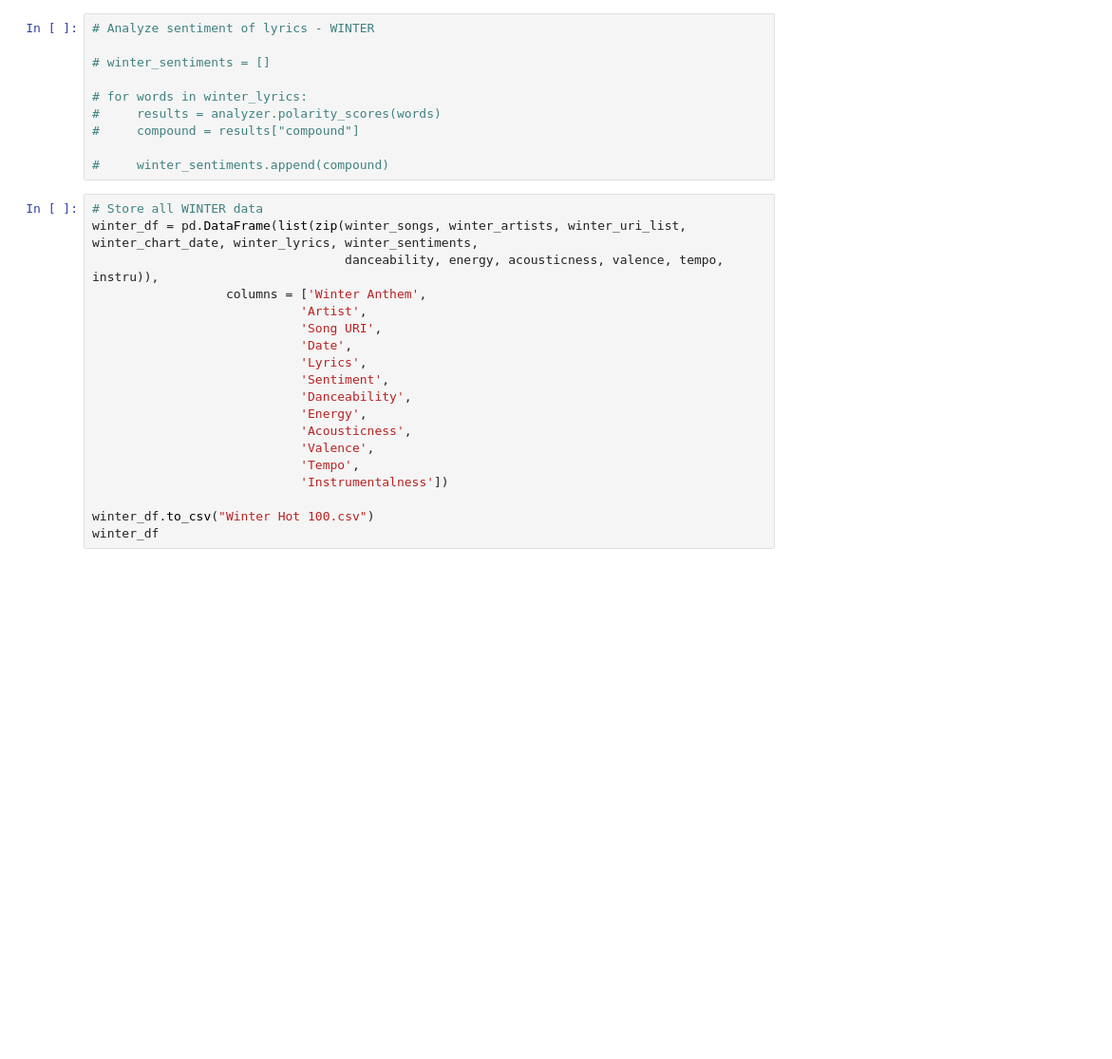
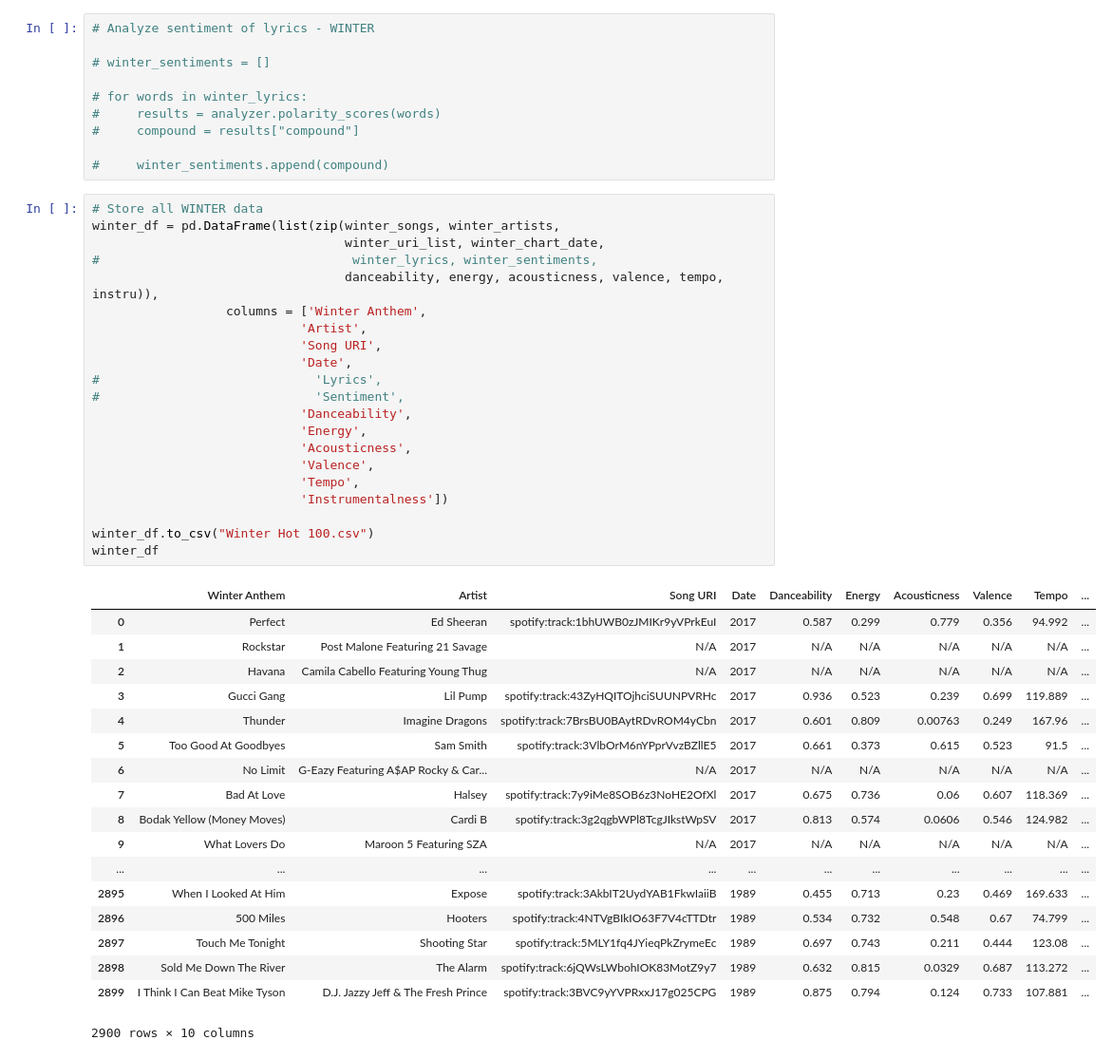
Before and after one commit to jillness/APIProject, a Jupyter notebook: Hot_100_Analysis.ipynb, the cells around one changed output. Shown at 95% size. Drawn from its saved outputs; the diff is of its cells as text; blank space fills up the shorter version.

```diff
--- a/Hot_100_Analysis.ipynb
+++ b/Hot_100_Analysis.ipynb
@@ -334,20 +372,41 @@ for uri in winter_uri_list:
 #     winter_sentiments.append(compound)
 # %%
 # Store all WINTER data
-winter_df = pd.DataFrame(list(zip(winter_songs, winter_artists, winter_uri_list, winter_chart_date, winter_lyrics, winter_sentiments,
+winter_df = pd.DataFrame(list(zip(winter_songs, winter_artists,
+                                  winter_uri_list, winter_chart_date,
+#                                  winter_lyrics, winter_sentiments,
                                   danceability, energy, acousticness, valence, tempo, instru)),
                   columns = ['Winter Anthem',
                             'Artist',
                             'Song URI',
                             'Date',
-                            'Lyrics',
-                            'Sentiment',
+#                             'Lyrics',
+#                             'Sentiment',
                             'Danceability',
                             'Energy',
                             'Acousticness',
                             'Valence',
                             'Tempo',
                             'Instrumentalness'])
 
 winter_df.to_csv("Winter Hot 100.csv")
 winter_df
+# %% [output]
+|  | Winter Anthem | Artist | Song URI | Date | Danceability | Energy | Acousticness | Valence | Tempo | ... |
+| 0 | Perfect | Ed Sheeran | spotify:track:1bhUWB0zJMIKr9yVPrkEuI | 2017 | 0.587 | 0.299 | 0.779 | 0.356 | 94.992 | ... |
+| 1 | Rockstar | Post Malone Featuring 21 Savage | N/A | 2017 | N/A | N/A | N/A | N/A | N/A | ... |
+| 2 | Havana | Camila Cabello Featuring Young Thug | N/A | 2017 | N/A | N/A | N/A | N/A | N/A | ... |
+| 3 | Gucci Gang | Lil Pump | spotify:track:43ZyHQITOjhciSUUNPVRHc | 2017 | 0.936 | 0.523 | 0.239 | 0.699 | 119.889 | ... |
+| 4 | Thunder | Imagine Dragons | spotify:track:7BrsBU0BAytRDvROM4yCbn | 2017 | 0.601 | 0.809 | 0.00763 | 0.249 | 167.96 | ... |
+| 5 | Too Good At Goodbyes | Sam Smith | spotify:track:3VlbOrM6nYPprVvzBZllE5 | 2017 | 0.661 | 0.373 | 0.615 | 0.523 | 91.5 | ... |
+| 6 | No Limit | G-Eazy Featuring A$AP Rocky & Car... | N/A | 2017 | N/A | N/A | N/A | N/A | N/A | ... |
+| 7 | Bad At Love | Halsey | spotify:track:7y9iMe8SOB6z3NoHE2OfXl | 2017 | 0.675 | 0.736 | 0.06 | 0.607 | 118.369 | ... |
+| 8 | Bodak Yellow (Money Moves) | Cardi B | spotify:track:3g2qgbWPl8TcgJIkstWpSV | 2017 | 0.813 | 0.574 | 0.0606 | 0.546 | 124.982 | ... |
+| 9 | What Lovers Do | Maroon 5 Featuring SZA | N/A | 2017 | N/A | N/A | N/A | N/A | N/A | ... |
+| ... | ... | ... | ... | ... | ... | ... | ... | ... | ... | ... |
+| 2895 | When I Looked At Him | Expose | spotify:track:3AkbIT2UydYAB1FkwIaiiB | 1989 | 0.455 | 0.713 | 0.23 | 0.469 | 169.633 | ... |
+| 2896 | 500 Miles | Hooters | spotify:track:4NTVgBIkIO63F7V4cTTDtr | 1989 | 0.534 | 0.732 | 0.548 | 0.67 | 74.799 | ... |
+| 2897 | Touch Me Tonight | Shooting Star | spotify:track:5MLY1fq4JYieqPkZrymeEc | 1989 | 0.697 | 0.743 | 0.211 | 0.444 | 123.08 | ... |
+| 2898 | Sold Me Down The River | The Alarm | spotify:track:6jQWsLWbohIOK83MotZ9y7 | 1989 | 0.632 | 0.815 | 0.0329 | 0.687 | 113.272 | ... |
+| 2899 | I Think I Can Beat Mike Tyson | D.J. Jazzy Jeff & The Fresh Prince | spotify:track:3BVC9yYVPRxxJ17g025CPG | 1989 | 0.875 | 0.794 | 0.124 | 0.733 | 107.881 | ... |
+2900 rows × 10 columns
```
Also changed, not shown: parts of 3 cells of this notebook, 3 other files.
